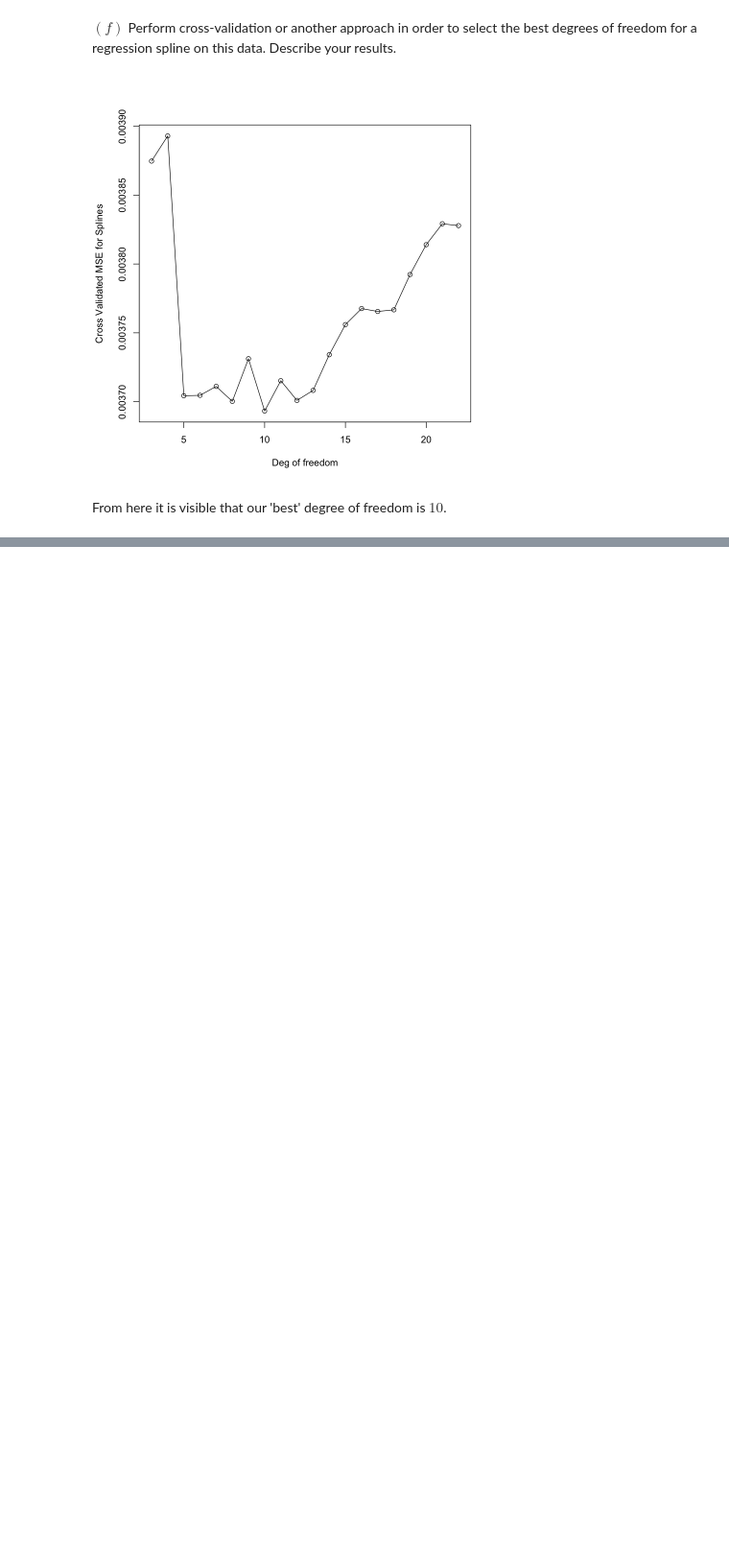
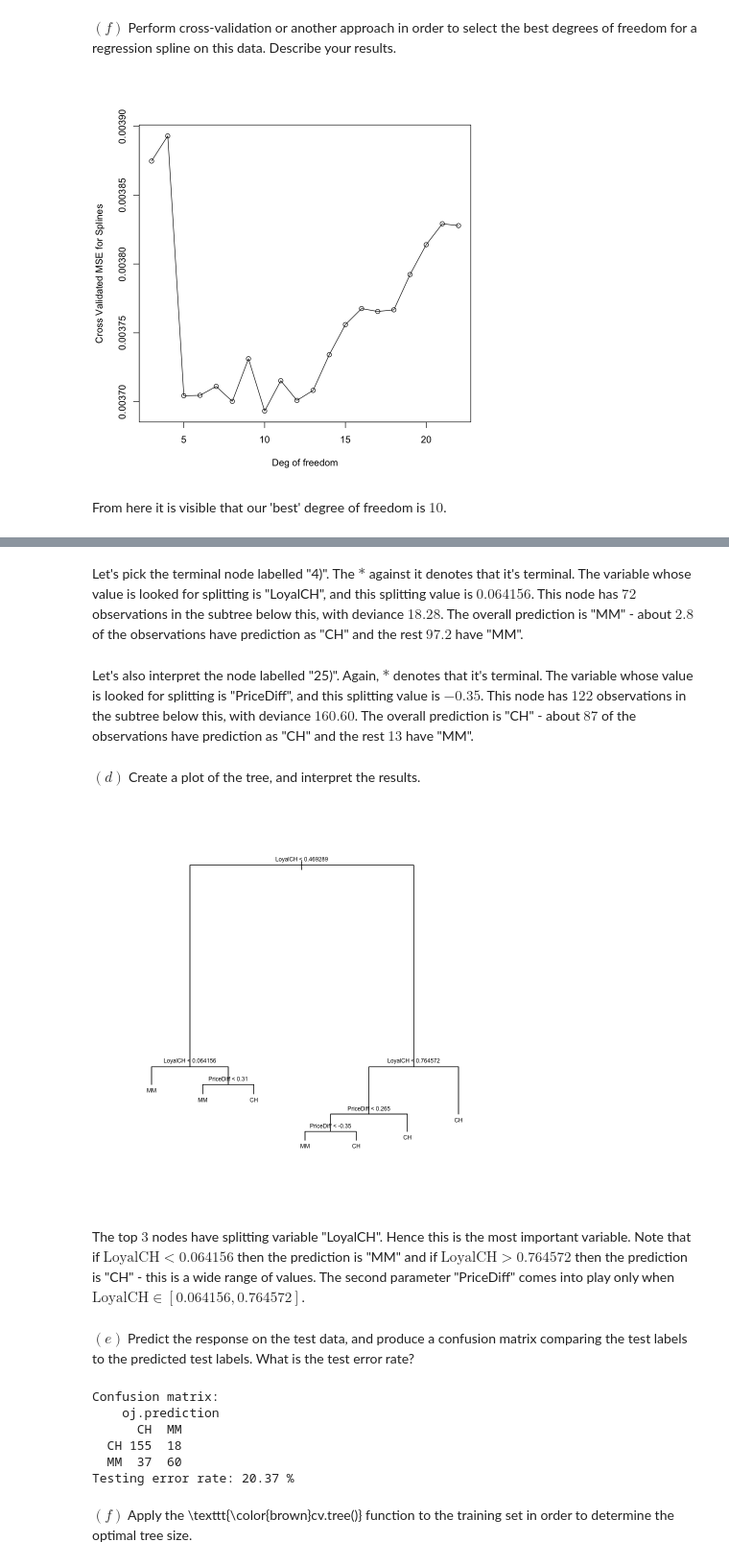
Before and after one commit to nilavam/Data-Mining, a Jupyter notebook: Assign3/Assign3.ipynb, the cells around one changed output, grey strips where cells are left out. Shown at 96% size. Cells and saved outputs as stored; diff of their text form; code cells hidden in the pictures; blank space fills up the shorter version.

```diff
--- a/Assign3/Assign3.ipynb
+++ b/Assign3/Assign3.ipynb
@@ -176,0 +197,4 @@ From here it is visible that our 'best' degree of freedom is $10$.
+# %%
+train_row = sample(nrow(OJ), 800) #get training row numbers
+oj.train = OJ[train_row,] #get training rows
+oj.test = OJ[-train_row,] #get testing rows
@@ -176,0 +203,3 @@ From here it is visible that our 'best' degree of freedom is $10$.
+# %%
+oj.tree = tree(Purchase ~ . , data = oj.train)
+summary(oj.tree)
@@ -176,0 +237,31 @@ From here it is visible that our 'best' degree of freedom is $10$.
+# %% [markdown]
+Let's pick the terminal node labelled "4)". The $\ast$ against it denotes that it's terminal. The variable whose value is looked for splitting is "LoyalCH", and this splitting value is $0.064156$. This node has $72$ observations in the subtree below this, with deviance $18.28$. The overall prediction is "MM" - about $2.8%$ of the observations have prediction as "CH" and the rest $97.2%$ have "MM".
+# %% [markdown]
+Let's also interpret the node labelled "25)". Again, $\ast$ denotes that it's terminal. The variable whose value is looked for splitting is "PriceDiff", and this splitting value is $-0.35$. This node has $122$ observations in the subtree below this, with deviance $160.60$. The overall prediction is "CH" - about $87%$ of the observations have prediction as "CH" and the rest $13%$ have "MM".
+# %% [markdown]
+$(d)$ Create a plot of the tree, and interpret the results.
+# %%
+plot(oj.tree)
+text(oj.tree, cex = 0.6)
+# %% [output]
+[figure, added]
+# %% [markdown]
+The top $3$ nodes have splitting variable "LoyalCH". Hence this is the most important variable. Note that if $\textrm{LoyalCH}<0.064156$ then the prediction is "MM" and if $\textrm{LoyalCH}>0.764572$ then the prediction is "CH" - this is a wide range of values. The second parameter "PriceDiff" comes into play only when $\textrm{LoyalCH}\in [0.064156,0.764572]$.
+# %% [markdown]
+$(e)$ Predict the response on the test data, and produce a confusion matrix comparing the test labels to the predicted test labels. What is the test error rate?
+# %%
+oj.prediction =  predict(oj.tree, oj.test, type="class")
+
+cat('Confusion matrix:\n')
+print(table(oj.test$Purchase, oj.prediction))
+error.test = mean(oj.test$Purchase != oj.prediction)
+cat('Testing error rate:', round(error.test*100,2), '%')
+# %% [output]
+Confusion matrix:
+    oj.prediction
+      CH  MM
+  CH 155  18
+  MM  37  60
+Testing error rate: 20.37 %
+# %% [markdown]
+$(f)$ Apply the  \texttt{\color{brown}cv.tree()} function to the training set in order to determine the optimal tree size.
```
Also changed, not shown: parts of 27 cells of this notebook, 5 other files.
